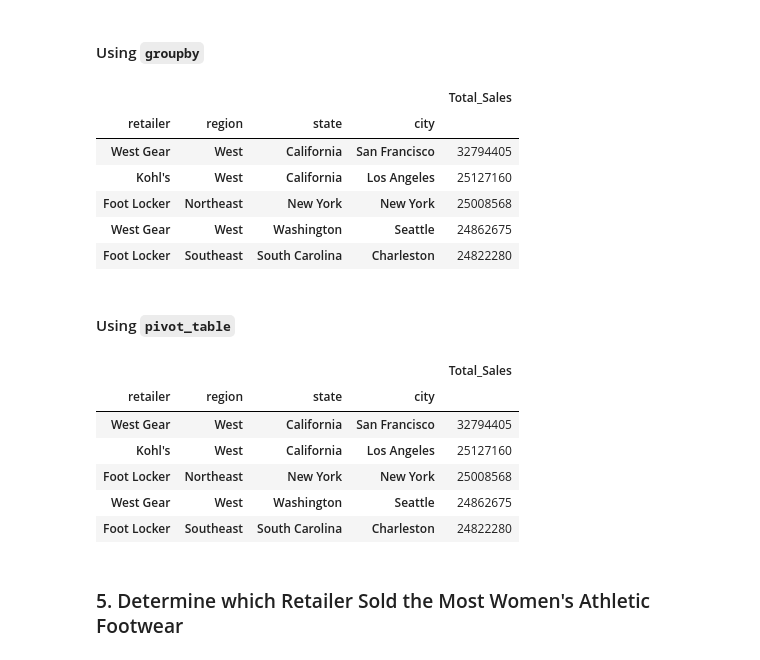
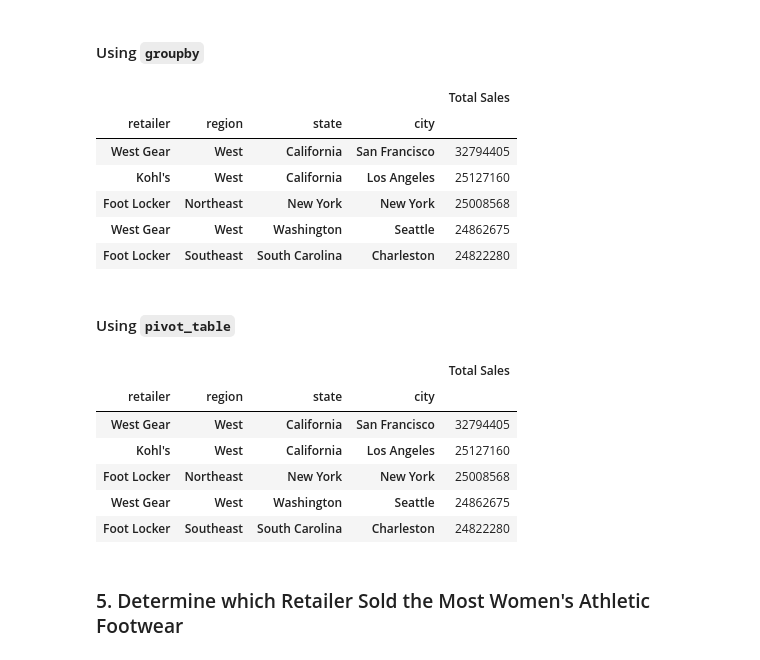
Before and after one commit to sin31415/athletic_sales_analysis, a Jupyter notebook: athletic_sales_analysis.ipynb, the cells around one changed output. Saved outputs shown, nothing was run; the diff lists cells and outputs as text; code cells hidden in the pictures.

```diff
--- a/athletic_sales_analysis.ipynb
+++ b/athletic_sales_analysis.ipynb
@@ -351,11 +261,16 @@ grouped_df.head()
 # %%
 # Show the total sales for the products sold for each retailer, region, state, and city.
 # Rename the "total_sales" column to "Total Sales"
-
+retailer_total_sales_df = df.groupby(['retailer','region', 'state', 'city'])['total_sales'].sum().reset_index()
+retailer_total_sales_df.rename(columns={'total_sales': 'Total Sales'}, inplace=True)
+retailer_total_sales_df = retailer_total_sales_df.sort_values('Total Sales', ascending=False).set_index(['retailer',
+                                                                                                         'region',
+                                                                                                         'state','city'])
 
 # Show the top 5 results.
+retailer_total_sales_df.head()
 # %% [output]
-|  |  |  |  | Total_Sales |
+|  |  |  |  | Total Sales |
 | retailer | region | state | city |  |
 | West Gear | West | California | San Francisco | 32794405 |
 | Kohl's | West | California | Los Angeles | 25127160 |
@@ -366,14 +281,17 @@ grouped_df.head()
 #### Using `pivot_table`
 # %%
 # Show the total sales for the products sold for each retailer, region, state, and city.
+total_sold_pivot_r = df.pivot_table(index=['retailer','region', 'state', 'city'], values='total_sales', aggfunc='sum')
 
 
 # Optional: Rename the "total_sales" column to "Total Sales"
-
+total_sold_pivot_r.rename(columns={'total_sales': 'Total Sales'}, inplace=True)
+total_sold_pivot_r = total_sold_pivot_r.sort_values('Total Sales', ascending=False)
 
 # Show the top 5 results.
+total_sold_pivot_r.head()
 # %% [output]
-|  |  |  |  | Total_Sales |
+|  |  |  |  | Total Sales |
 | retailer | region | state | city |  |
 | West Gear | West | California | San Francisco | 32794405 |
 | Kohl's | West | California | Los Angeles | 25127160 |
```
Also changed, not shown: parts of 21 cells of this notebook, 1 other file.
